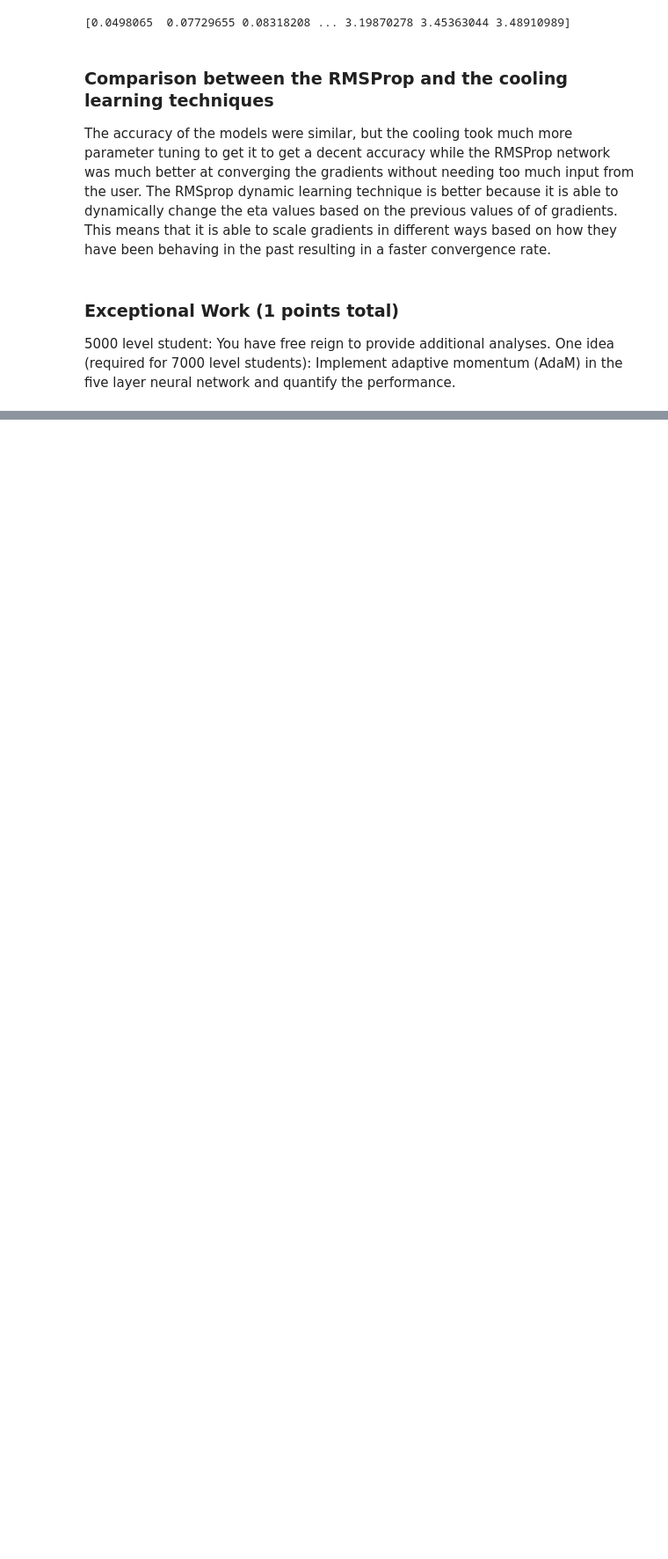
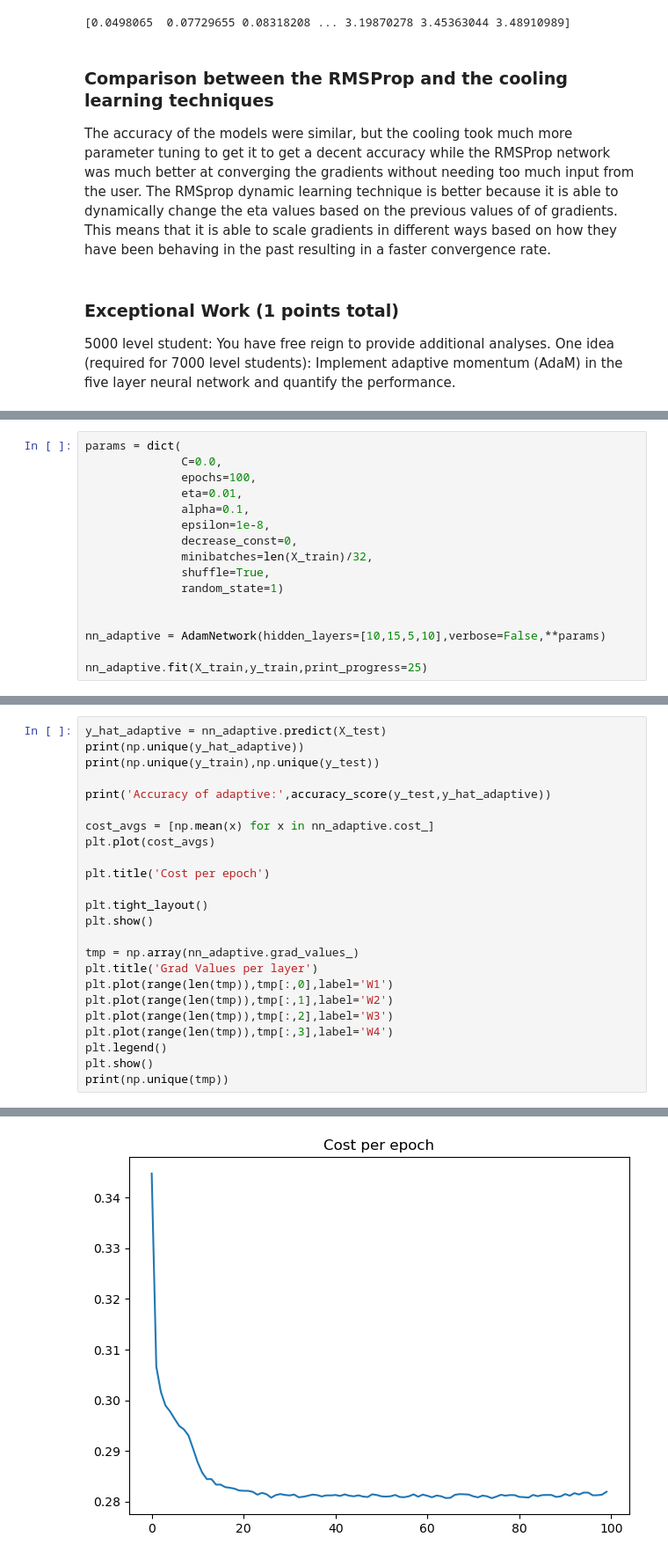
Before and after one commit to AlexShock66/LAB-4-MLP, a Jupyter notebook: MLP_Beaned.ipynb, the cells around one changed output, grey strips where cells are left out. Shown at 88% size. Saved outputs shown, nothing was run; the diff lists cells and outputs as text; blank space fills up the shorter version.

```diff
--- a/MLP_Beaned.ipynb
+++ b/MLP_Beaned.ipynb
@@ -1112,0 +1308,16 @@ One idea (required for 7000 level students):  Implement adaptive momentum (AdaM)
+# %%
+params = dict(
+              C=0.0,
+              epochs=100,
+              eta=0.01,
+              alpha=0.1,
+              epsilon=1e-8,
+              decrease_const=0,
+              minibatches=len(X_train)/32,
+              shuffle=True,
+              random_state=1)
+
+
+nn_adaptive = AdamNetwork(hidden_layers=[10,15,5,10],verbose=False,**params)
+
+nn_adaptive.fit(X_train,y_train,print_progress=25)
@@ -1112,0 +1327,25 @@ One idea (required for 7000 level students):  Implement adaptive momentum (AdaM)
+# %%
+y_hat_adaptive = nn_adaptive.predict(X_test)
+print(np.unique(y_hat_adaptive))
+print(np.unique(y_train),np.unique(y_test))
+
+print('Accuracy of adaptive:',accuracy_score(y_test,y_hat_adaptive))
+
+cost_avgs = [np.mean(x) for x in nn_adaptive.cost_]
+plt.plot(cost_avgs)
+
+plt.title('Cost per epoch')
+
+plt.tight_layout()
+plt.show()
+
+tmp = np.array(nn_adaptive.grad_values_)
+plt.title('Grad Values per layer')
+plt.plot(range(len(tmp)),tmp[:,0],label='W1')
+plt.plot(range(len(tmp)),tmp[:,1],label='W2')
+plt.plot(range(len(tmp)),tmp[:,2],label='W3')
+plt.plot(range(len(tmp)),tmp[:,3],label='W4')
+plt.legend()
+plt.show()
+print(np.unique(tmp))
+# %% [output]
@@ -1112,0 +1355 @@ One idea (required for 7000 level students):  Implement adaptive momentum (AdaM)
+[figure, added]
```
Also changed, not shown: parts of 28 cells of this notebook.
